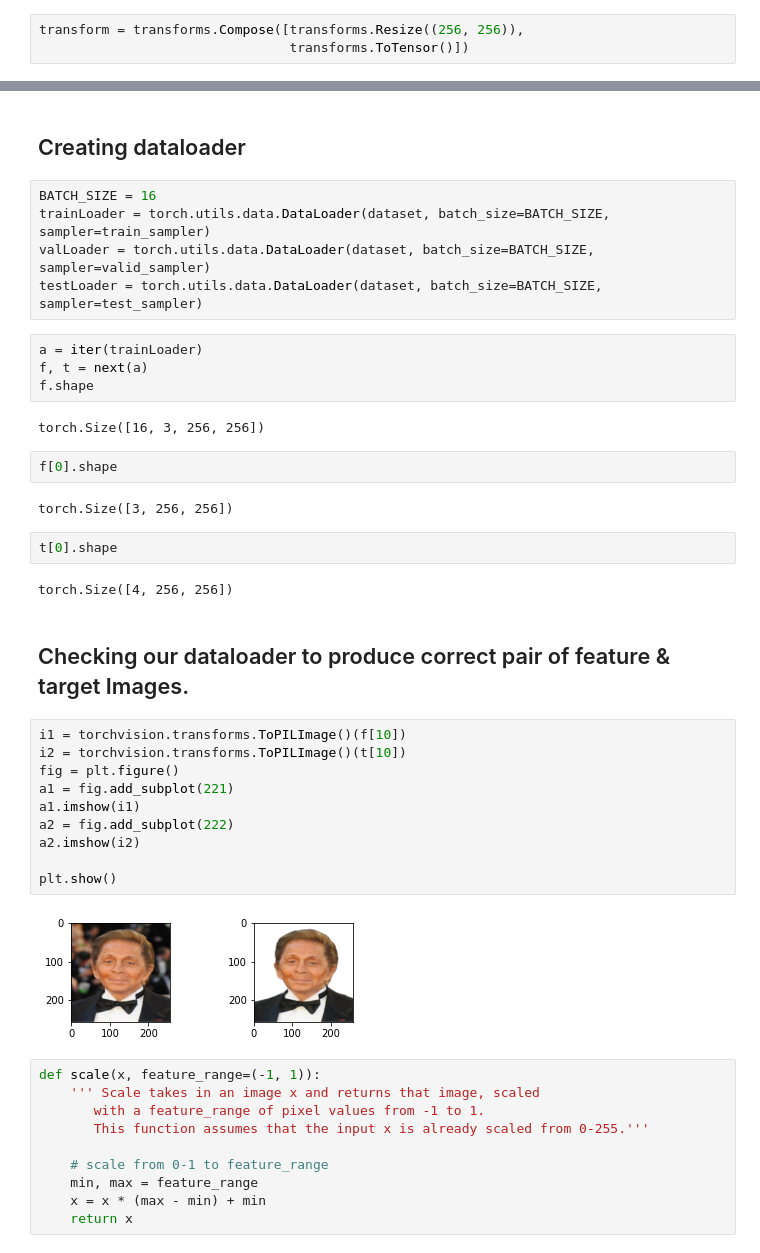
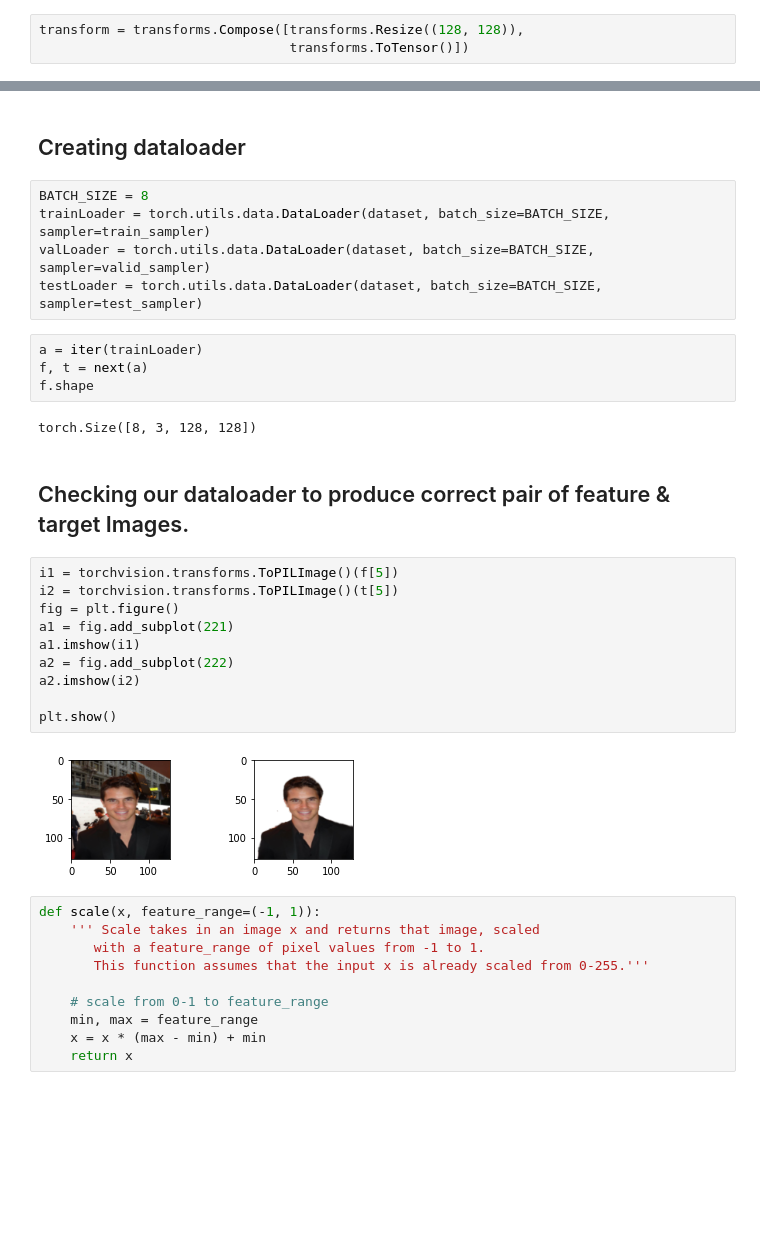
Before and after one commit to sanketsans/Image-Matting-U-Net, a Jupyter notebook: ImageMatting.ipynb, the cells around one changed output, grey strips where cells are left out. Drawn from its saved outputs; the diff is of its cells as text; blank space fills up the shorter version.

```diff
--- a/ImageMatting.ipynb
+++ b/ImageMatting.ipynb
@@ -132,7 +133,7 @@ class ImageDatasets(Dataset):
 
     return img_path
 # %%
-transform = transforms.Compose([transforms.Resize((256, 256)),
+transform = transforms.Compose([transforms.Resize((128, 128)),
                                 transforms.ToTensor()])
 # %%
 dataset = ImageDatasets(transform)
@@ -166,7 +167,7 @@ test_sampler = SubsetRandomSampler(test_indices)
 # %% [markdown]
 ## Creating dataloader
 # %%
-BATCH_SIZE = 16
+BATCH_SIZE = 8
 trainLoader = torch.utils.data.DataLoader(dataset, batch_size=BATCH_SIZE, sampler=train_sampler)
 valLoader = torch.utils.data.DataLoader(dataset, batch_size=BATCH_SIZE, sampler=valid_sampler)
 testLoader = torch.utils.data.DataLoader(dataset, batch_size=BATCH_SIZE, sampler=test_sampler)
@@ -175,29 +176,21 @@ a = iter(trainLoader)
 f, t = next(a)
 f.shape
 # %% [output]
-torch.Size([16, 3, 256, 256])
+torch.Size([8, 3, 128, 128])
-# %%
-f[0].shape
-# %% [output]
-torch.Size([3, 256, 256])
-# %%
-t[0].shape
-# %% [output]
-torch.Size([4, 256, 256])
 # %% [markdown]
 ## Checking our dataloader to produce correct pair of feature & target Images.
 # %%
-i1 = torchvision.transforms.ToPILImage()(f[10])
-i2 = torchvision.transforms.ToPILImage()(t[10])
+i1 = torchvision.transforms.ToPILImage()(f[5])
+i2 = torchvision.transforms.ToPILImage()(t[5])
 fig = plt.figure()
 a1 = fig.add_subplot(221)
 a1.imshow(i1)
 a2 = fig.add_subplot(222)
 a2.imshow(i2)
 
 plt.show()
 # %% [output]
-[figure, old version]
+[figure, new version]
 # %%
 def scale(x, feature_range=(-1, 1)):
     ''' Scale takes in an image x and returns that image, scaled
```
Also changed, not shown: parts of 19 cells of this notebook.
